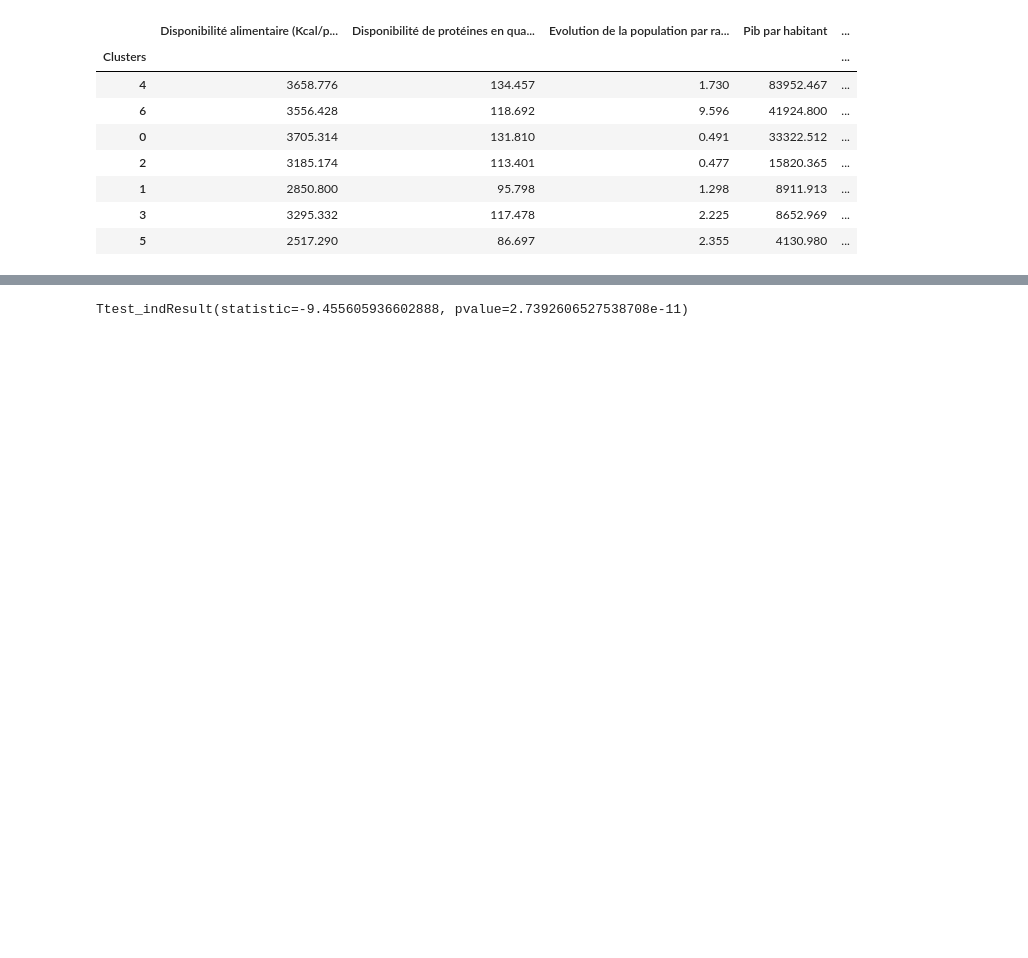
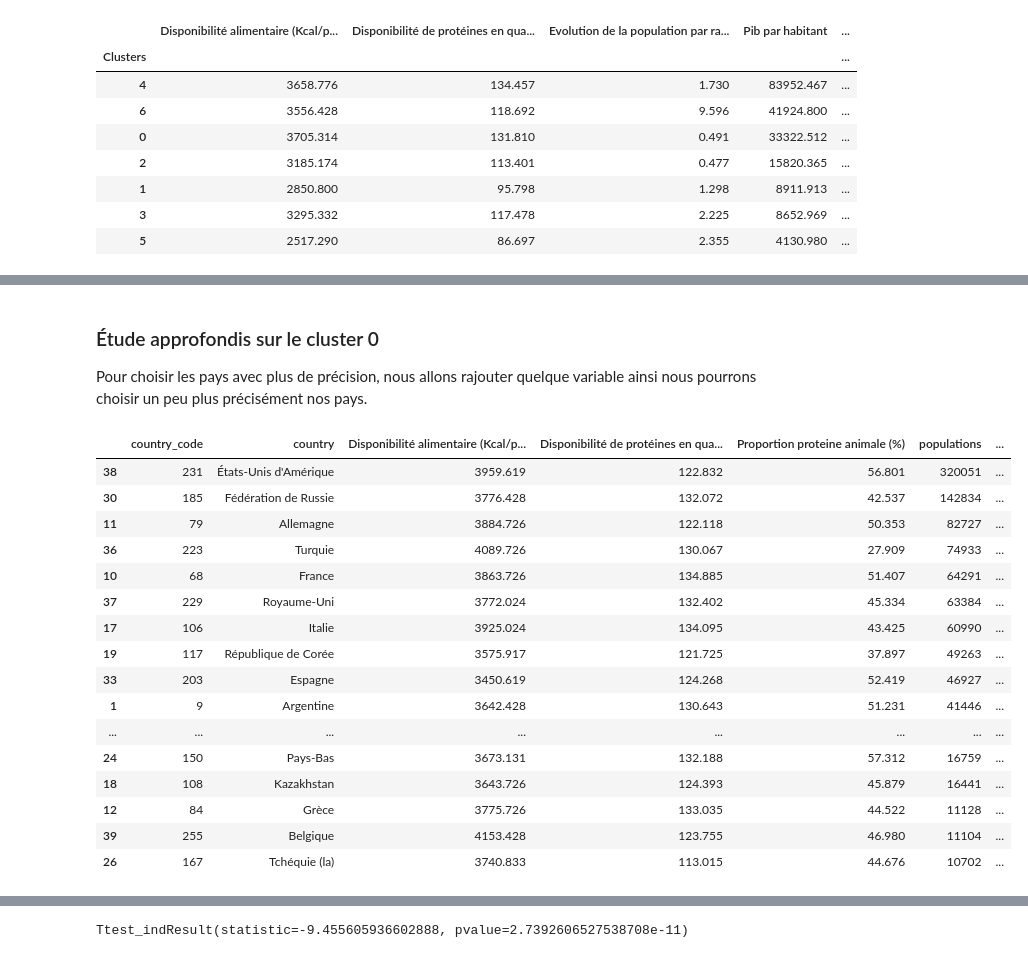
Before and after one commit to OwenAllain/Projet-5, a Jupyter notebook: P5_Analyse.ipynb, the cells around one changed output, grey strips where cells are left out. Saved outputs shown, nothing was run; the diff lists cells and outputs as text; code cells hidden in the pictures; blank space fills up the shorter version.

```diff
--- a/P5_Analyse.ipynb
+++ b/P5_Analyse.ipynb
@@ -368,5 +376,30 @@ Mais nous devont garder en tete que ces pays doivent avoir des chiffres importan
+# %% [markdown]
+
+### Étude approfondis sur le cluster 0
+
+Pour choisir les pays avec plus de précision, nous allons rajouter quelque variable ainsi nous pourrons choisir un peu plus précisément nos pays.
 # %%
 
-df_retenu = df_final[df_final.Clusters == 1].round(3)
+df_retenu = df_final[df_final.Clusters == 0].round(3)
 df_retenu = df_retenu.reset_index()
 df_retenu = df_retenu.drop('index',axis=1)
+
+df_retenu.sort_values(by = ['populations'], ascending=False).head(20)
+# %% [output]
+|  | country_code | country | Disponibilité alimentaire (Kcal/p... | Disponibilité de protéines en qua... | Proportion proteine animale (%) | populations | ... |
+| 38 | 231 | États-Unis d'Amérique | 3959.619 | 122.832 | 56.801 | 320051 | ... |
+| 30 | 185 | Fédération de Russie | 3776.428 | 132.072 | 42.537 | 142834 | ... |
+| 11 | 79 | Allemagne | 3884.726 | 122.118 | 50.353 | 82727 | ... |
+| 36 | 223 | Turquie | 4089.726 | 130.067 | 27.909 | 74933 | ... |
+| 10 | 68 | France | 3863.726 | 134.885 | 51.407 | 64291 | ... |
+| 37 | 229 | Royaume-Uni | 3772.024 | 132.402 | 45.334 | 63384 | ... |
+| 17 | 106 | Italie | 3925.024 | 134.095 | 43.425 | 60990 | ... |
+| 19 | 117 | République de Corée | 3575.917 | 121.725 | 37.897 | 49263 | ... |
+| 33 | 203 | Espagne | 3450.619 | 124.268 | 52.419 | 46927 | ... |
+| 1 | 9 | Argentine | 3642.428 | 130.643 | 51.231 | 41446 | ... |
+| ... | ... | ... | ... | ... | ... | ... | ... |
+| 24 | 150 | Pays-Bas | 3673.131 | 132.188 | 57.312 | 16759 | ... |
+| 18 | 108 | Kazakhstan | 3643.726 | 124.393 | 45.879 | 16441 | ... |
+| 12 | 84 | Grèce | 3775.726 | 133.035 | 44.522 | 11128 | ... |
+| 39 | 255 | Belgique | 4153.428 | 123.755 | 46.980 | 11104 | ... |
+| 26 | 167 | Tchéquie (la) | 3740.833 | 113.015 | 44.676 | 10702 | ... |
```
Also changed, not shown: parts of 46 cells of this notebook, 1 other file.
